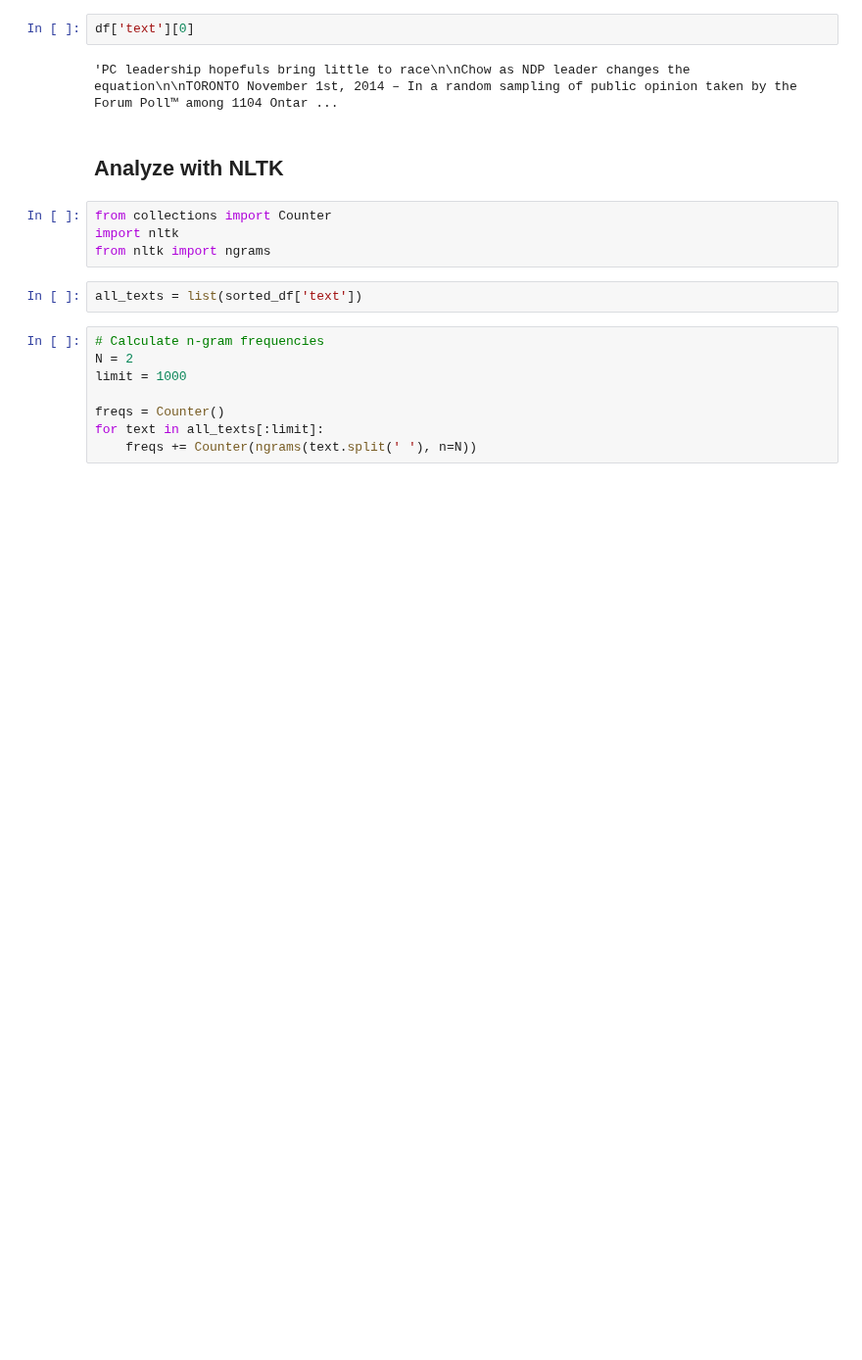
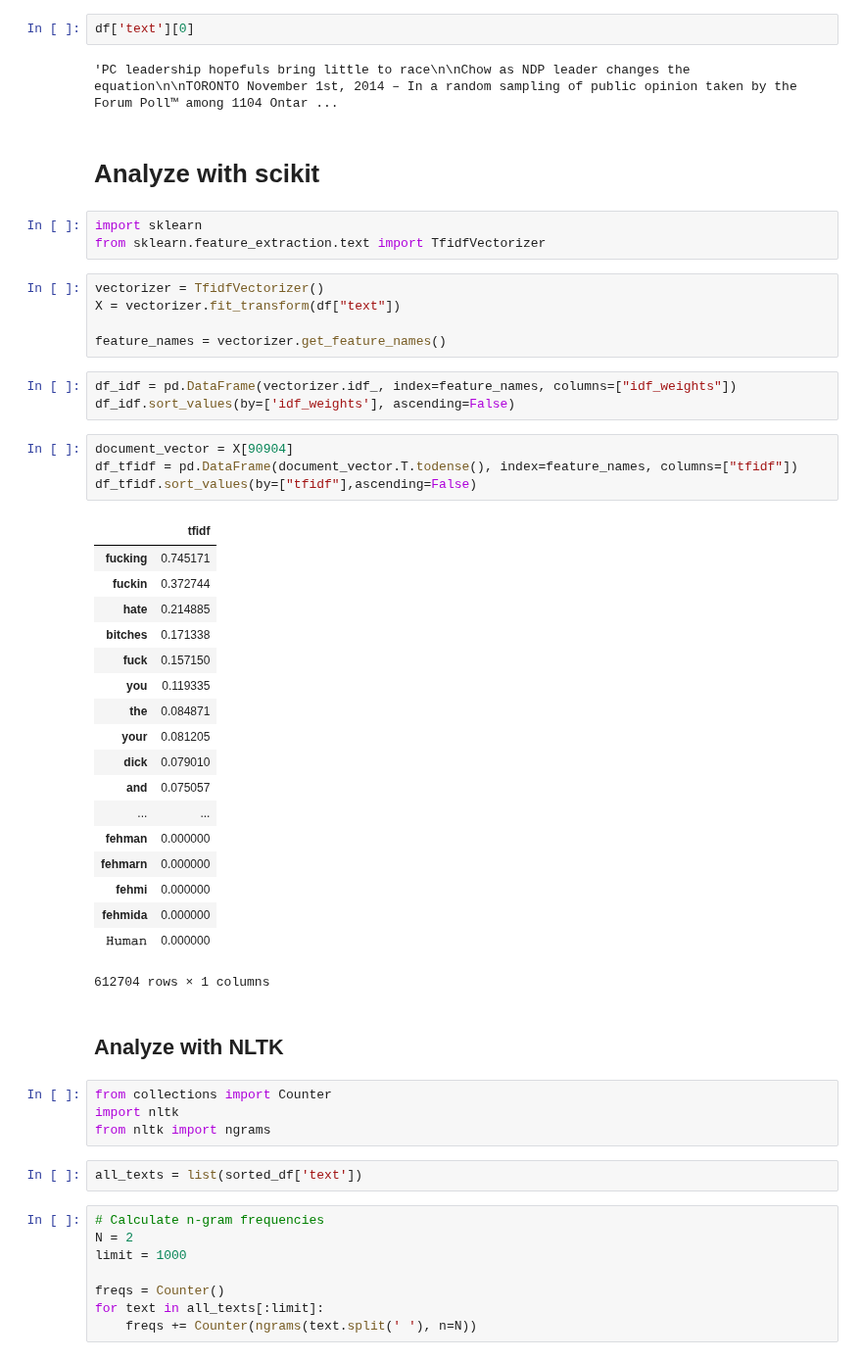
Before and after one commit to allenai/real-toxicity-prompts, a Jupyter notebook: perspective_api_statistics.ipynb, the cells around one changed output. Shown at 98% size. Saved outputs shown, nothing was run; the diff lists cells and outputs as text; blank space fills up the shorter version.

Commit message:
Add tfidf and other things

```diff
--- a/perspective_api_statistics.ipynb
+++ b/perspective_api_statistics.ipynb
@@ -87,6 +94,42 @@ array([[<matplotlib.axes._subplots.AxesSubplot object at 0x...>]],
 df['text'][0]
 # %% [output]
 'PC leadership hopefuls bring little to race\n\nChow as NDP leader changes the equation\n\nTORONTO November 1st, 2014 – In a random sampling of public opinion taken by the Forum Poll™ among 1104 Ontar ...
+# %% [markdown]
+# Analyze with scikit
+# %%
+import sklearn
+from sklearn.feature_extraction.text import TfidfVectorizer
+# %%
+vectorizer = TfidfVectorizer()
+X = vectorizer.fit_transform(df["text"])
+
+feature_names = vectorizer.get_feature_names()
+# %%
+df_idf = pd.DataFrame(vectorizer.idf_, index=feature_names, columns=["idf_weights"])
+df_idf.sort_values(by=['idf_weights'], ascending=False)
+# %%
+document_vector = X[90904]
+df_tfidf = pd.DataFrame(document_vector.T.todense(), index=feature_names, columns=["tfidf"])
+df_tfidf.sort_values(by=["tfidf"],ascending=False)
+# %% [output]
+|  | tfidf |
+| fucking | 0.745171 |
+| fuckin | 0.372744 |
+| hate | 0.214885 |
+| bitches | 0.171338 |
+| fuck | 0.157150 |
+| you | 0.119335 |
+| the | 0.084871 |
+| your | 0.081205 |
+| dick | 0.079010 |
+| and | 0.075057 |
+| ... | ... |
+| fehman | 0.000000 |
+| fehmarn | 0.000000 |
+| fehmi | 0.000000 |
+| fehmida | 0.000000 |
+| 𝙷𝚞𝚖𝚊𝚗 | 0.000000 |
+612704 rows × 1 columns
 # %% [markdown]
 ## Analyze with NLTK
 # %%
```
Also changed, not shown: parts of 4 cells of this notebook, 3 other files.
